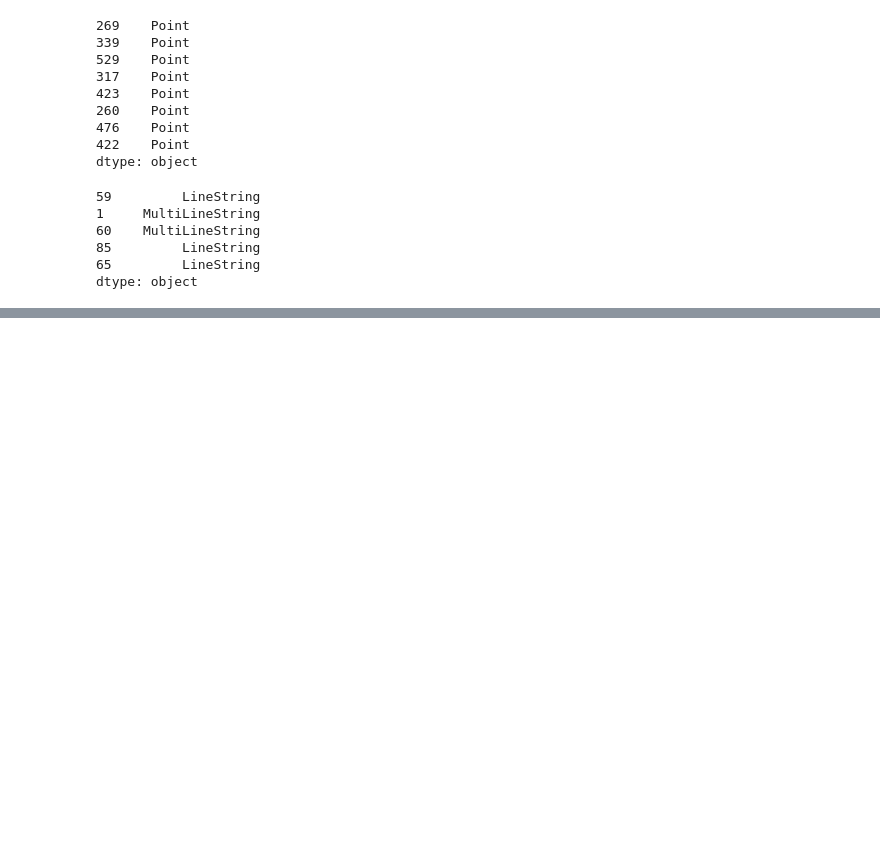
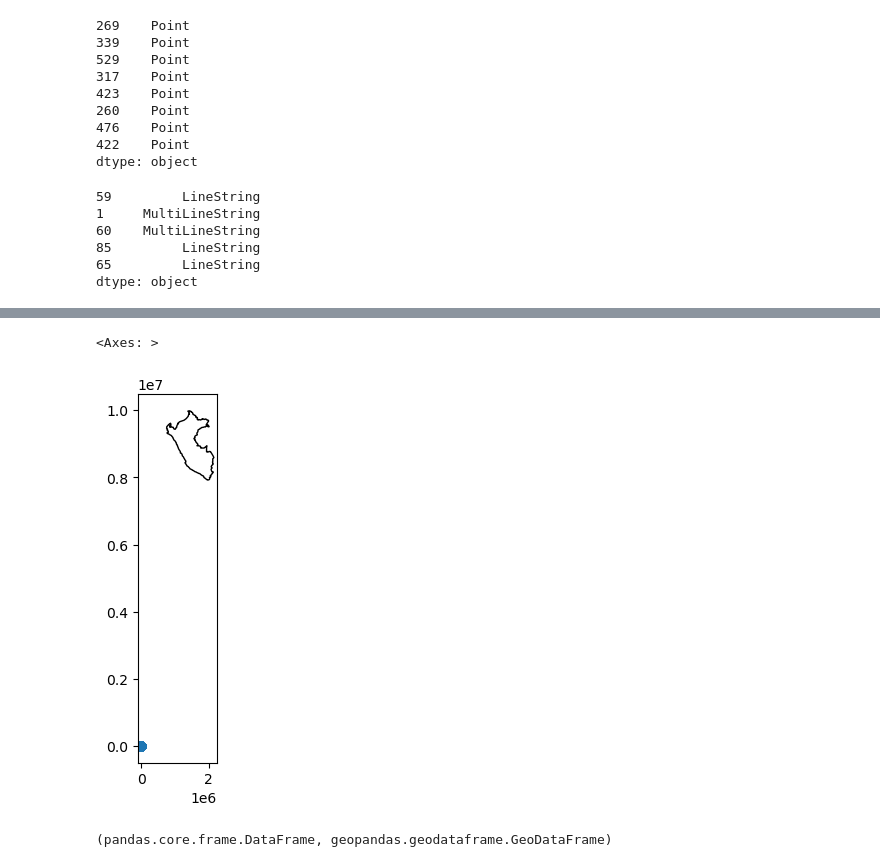
Before and after one commit to krlos20203563/ASIE_2024-1, a Jupyter notebook: Tarea_2.ipynb, the cells around one changed output, grey strips where cells are left out. Cells and saved outputs as stored; diff of their text form; code cells hidden in the pictures; blank space fills up the shorter version.

```diff
--- a/Tarea_2.ipynb
+++ b/Tarea_2.ipynb
@@ -134,0 +294,15 @@ citiesPeru_clipped.to_file(os.path.join("data_TA2","maps","peru.gpkg"),layer='pe
+# %%
+geoairports=gpd.GeoDataFrame(data=airports.copy(),
+                 geometry=gpd.points_from_xy(airports.longitude_deg,
+                                             airports.latitude_deg),
+                 crs=peru.crs.to_epsg())# the coordinates were in degrees - unprojected
+# %%
+base = peru_5641.plot(color='white', edgecolor='black')
+geoairports.plot(ax=base)
+# %% [output]
+<Axes: >
+[figure, added]
+# %%
+type(airports), type(geoairports)
+# %% [output]
+(pandas.core.frame.DataFrame, geopandas.geodataframe.GeoDataFrame)
```
Also changed, not shown: parts of 24 cells of this notebook, 2 other files.
